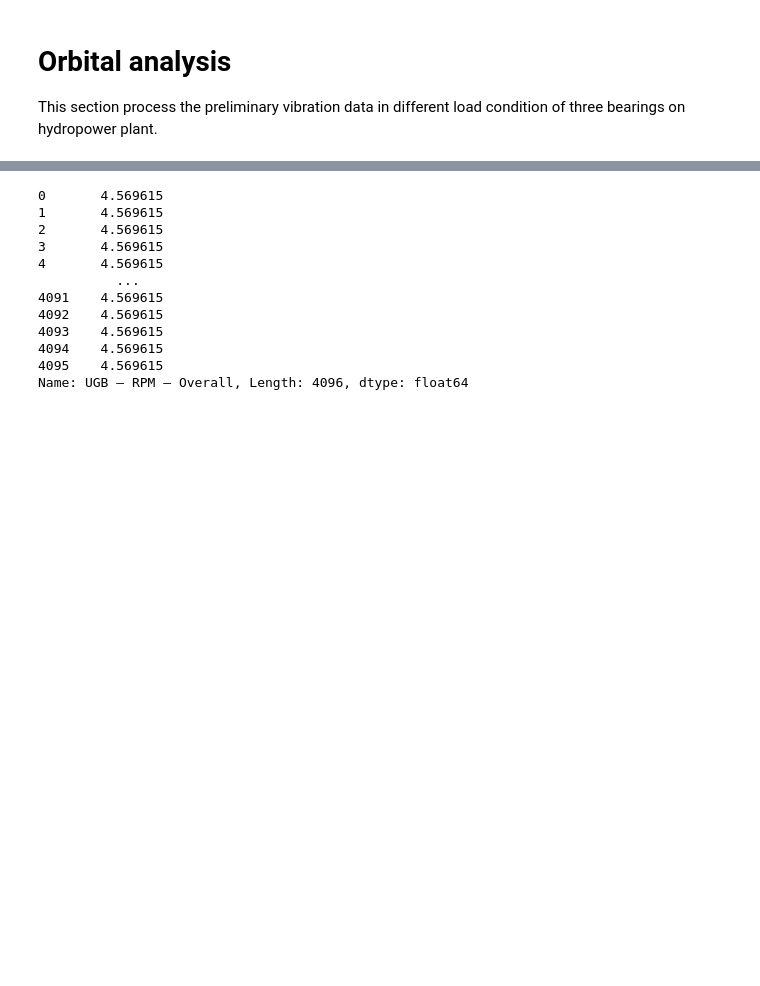
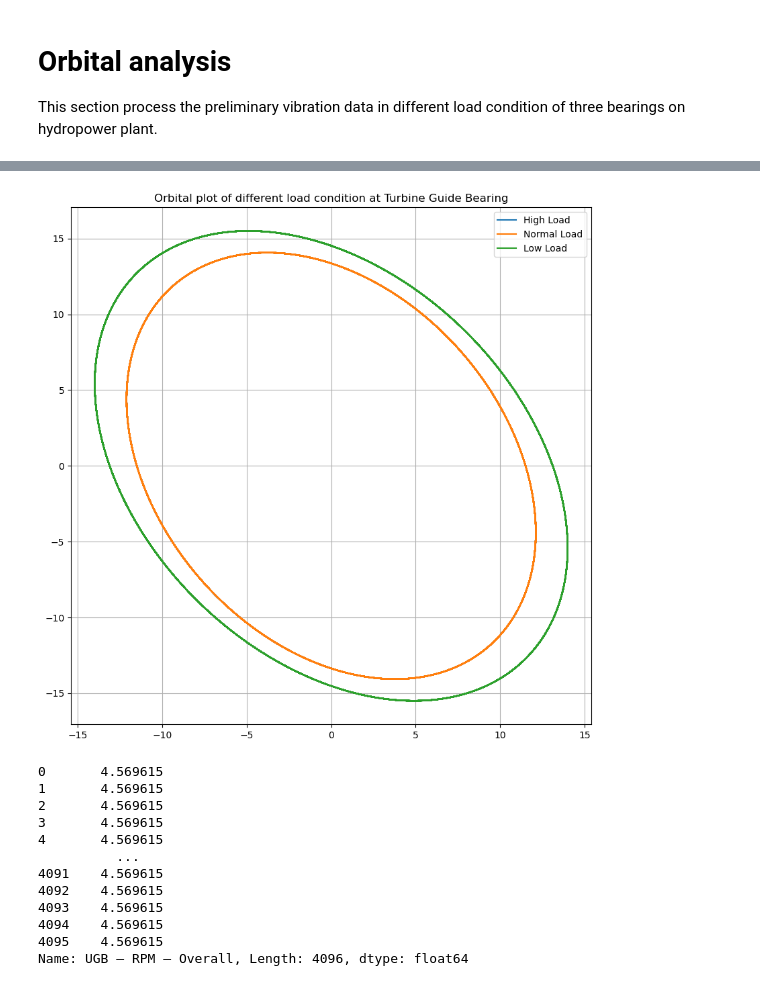
Before and after one commit to mekatronik-achmadi/Predict-CBM, a Jupyter notebook: Vale/TestOlahPy/preliminary_data_analysis/orbital_analysis.ipynb, the cells around one changed output, grey strips where cells are left out. Cells and saved outputs as stored; diff of their text form; code cells hidden in the pictures; blank space fills up the shorter version.

```diff
--- a/Vale/TestOlahPy/preliminary_data_analysis/orbital_analysis.ipynb
+++ b/Vale/TestOlahPy/preliminary_data_analysis/orbital_analysis.ipynb
@@ -65,3 +80,31 @@ plt.show()
+# %%
+# create and plot the vibration data
+tgb_hl_1x_time = db_data_hl['TGB – Time – 1X']
+tgb_hl_1x_x = db_data_hl['TGB – Disp – 1X – X']
+tgb_hl_1x_y = db_data_hl['TGB – Disp – 1X – Y']
+
+tgb_nl_1x_time = db_data_nl['TGB – Time – 1X']
+tgb_nl_1x_x = db_data_nl['TGB – Disp – 1X – X']
+tgb_nl_1x_y = db_data_nl['TGB – Disp – 1X – Y']
+
+tgb_ll_1x_time = db_data_ll['TGB – Time – 1X']
+tgb_ll_1x_x = db_data_ll['TGB – Disp – 1X – X']
+tgb_ll_1x_y = db_data_ll['TGB – Disp – 1X – Y']
+
+# plot the orbit of data
+fig = plt.figure(figsize=(10,10))
+ax = fig.add_subplot(111)
+# ax.plot(ugb_ovr_x, ugb_ovr_y)
+ax.plot(tgb_hl_1x_x, tgb_hl_1x_y)
+ax.plot(tgb_nl_1x_x, tgb_nl_1x_y)
+ax.plot(tgb_ll_1x_x, tgb_ll_1x_y)
+ax.set_title("Orbital plot of different load condition at Turbine Guide Bearing")
+ax.legend(['High Load', 'Normal Load', 'Low Load'])
+plt.grid()
+
+plt.show()
+# %% [output]
+[figure, added]
 # %%
 ugb_1x_rpm = db_data['UGB – RPM – 1X']
 ugb_1x_freq = db_data['UGB – RPM – 1X'] / 60
```
Also changed, not shown: parts of 3 cells of this notebook.
